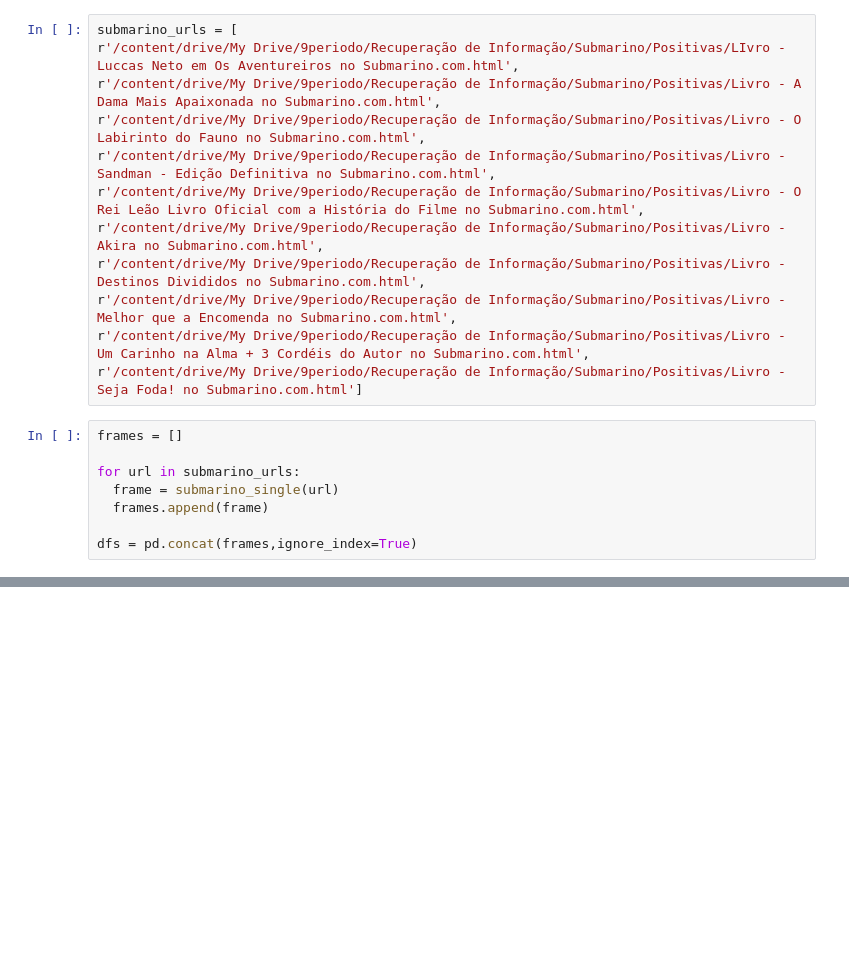
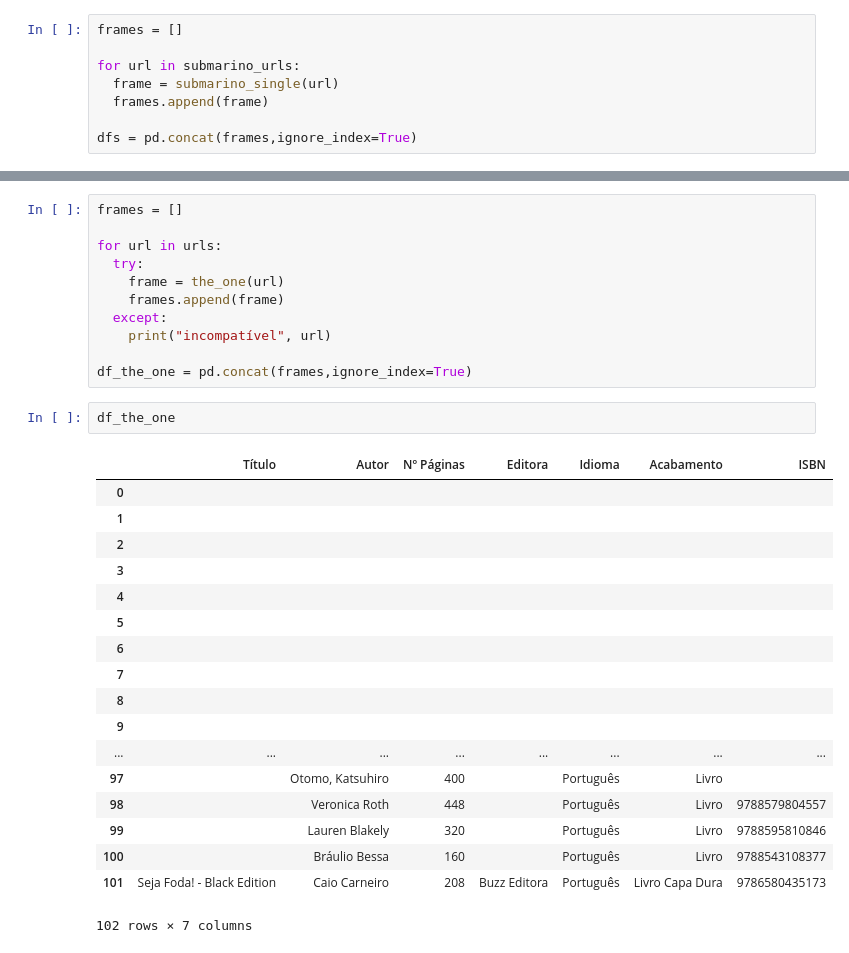
Before and after one commit to cmlins/recuperacaoDeInformacao, a Jupyter notebook: wrapper.ipynb, the cells around one changed output, grey strips where cells are left out. Drawn from its saved outputs; the diff is of its cells as text; blank space fills up the shorter version.

```diff
--- a/wrapper.ipynb
+++ b/wrapper.ipynb
@@ -702,18 +914,6 @@ def submarino_single(site):
       feats.append(subfeature[0])
 
   return create_df(feats)
-# %%
-submarino_urls = [
-r'/content/drive/My Drive/9periodo/Recuperação de Informação/Submarino/Positivas/LIvro - Luccas Neto em Os Aventureiros no Submarino.com.html',
-r'/content/drive/My Drive/9periodo/Recuperação de Informação/Submarino/Positivas/Livro - A Dama Mais Apaixonada no Submarino.com.html',
-r'/content/drive/My Drive/9periodo/Recuperação de Informação/Submarino/Positivas/Livro - O Labirinto do Fauno no Submarino.com.html',
-r'/content/drive/My Drive/9periodo/Recuperação de Informação/Submarino/Positivas/Livro - Sandman - Edição Definitiva no Submarino.com.html',
-r'/content/drive/My Drive/9periodo/Recuperação de Informação/Submarino/Positivas/Livro - O Rei Leão Livro Oficial com a História do Filme no Submarino.com.html',
-r'/content/drive/My Drive/9periodo/Recuperação de Informação/Submarino/Positivas/Livro - Akira no Submarino.com.html',
-r'/content/drive/My Drive/9periodo/Recuperação de Informação/Submarino/Positivas/Livro - Destinos Divididos no Submarino.com.html',
-r'/content/drive/My Drive/9periodo/Recuperação de Informação/Submarino/Positivas/Livro - Melhor que a Encomenda no Submarino.com.html',
-r'/content/drive/My Drive/9periodo/Recuperação de Informação/Submarino/Positivas/Livro - Um Carinho na Alma + 3 Cordéis do Autor no Submarino.com.html',
-r'/content/drive/My Drive/9periodo/Recuperação de Informação/Submarino/Positivas/Livro - Seja Foda! no Submarino.com.html']
 # %%
 frames = []
 
@@ -740,0 +998,32 @@ dfs
+# %%
+frames = []
+
+for url in urls:
+  try:
+    frame = the_one(url)
+    frames.append(frame)
+  except:
+    print("incompatível", url)
+
+df_the_one = pd.concat(frames,ignore_index=True)
+# %%
+df_the_one
+# %% [output]
+|  | Título | Autor | Nº Páginas | Editora | Idioma | Acabamento | ISBN |
+| 0 |  |  |  |  |  |  |  |
+| 1 |  |  |  |  |  |  |  |
+| 2 |  |  |  |  |  |  |  |
+| 3 |  |  |  |  |  |  |  |
+| 4 |  |  |  |  |  |  |  |
+| 5 |  |  |  |  |  |  |  |
+| 6 |  |  |  |  |  |  |  |
+| 7 |  |  |  |  |  |  |  |
+| 8 |  |  |  |  |  |  |  |
+| 9 |  |  |  |  |  |  |  |
+| ... | ... | ... | ... | ... | ... | ... | ... |
+| 97 |  | Otomo, Katsuhiro | 400 |  | Português | Livro |  |
+| 98 |  | Veronica Roth | 448 |  | Português | Livro | 9788579804557 |
+| 99 |  | Lauren Blakely | 320 |  | Português | Livro | 9788595810846 |
+| 100 |  | Bráulio Bessa | 160 |  | Português | Livro | 9788543108377 |
+| 101 | Seja Foda! - Black Edition | Caio Carneiro | 208 | Buzz Editora | Português | Livro Capa Dura | 9786580435173 |
+102 rows × 7 columns
```
Also changed, not shown: parts of 51 cells of this notebook.
